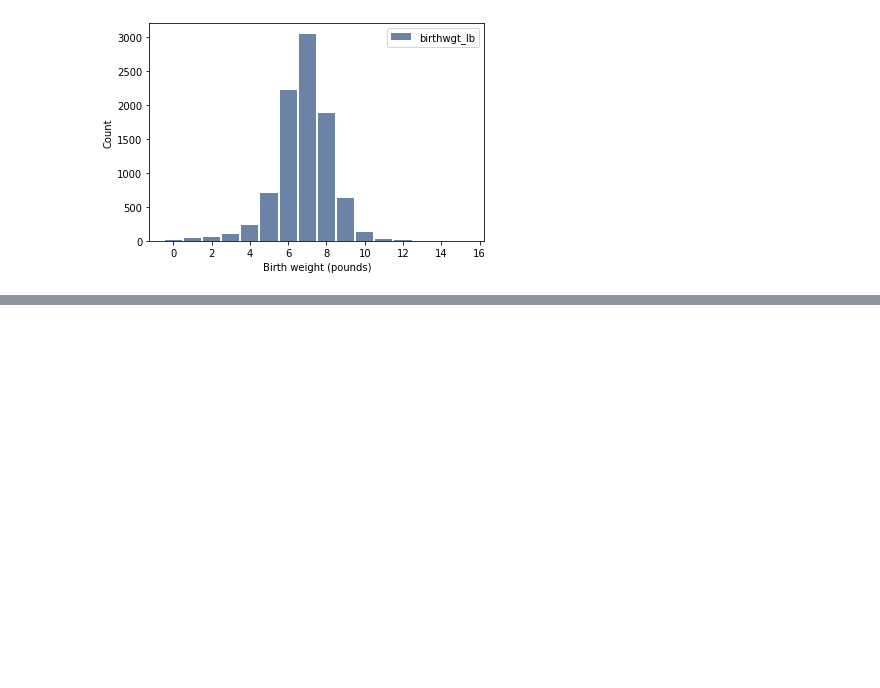
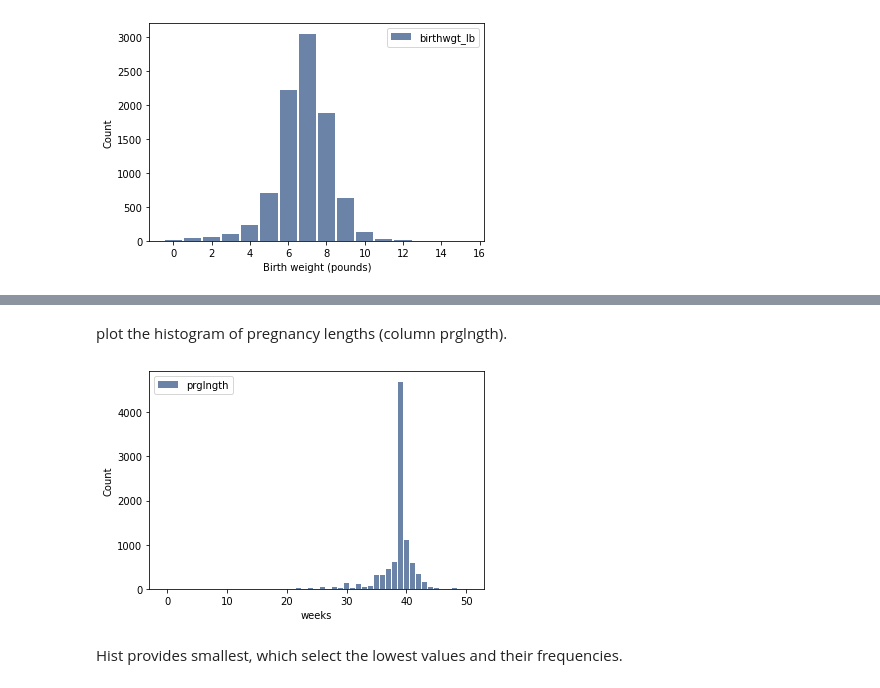
Before and after one commit to nisha1365/THINKSTATSBOOK, a Jupyter notebook: Chapter_2.ipynb, the cells around one changed output, grey strips where cells are left out. Cells and saved outputs as stored; diff of their text form; code cells hidden in the pictures; blank space fills up the shorter version.

```diff
--- a/Chapter_2.ipynb
+++ b/Chapter_2.ipynb
@@ -130,0 +141,12 @@ thinkplot.Config(xlabel='Birth weight (pounds)', ylabel='Count')
+# %% [markdown]
+plot the histogram of pregnancy lengths (column prglngth).
+# %%
+# Solution
+
+hist = thinkstats2.Hist(live.prglngth, label='prglngth')
+thinkplot.Hist(hist)
+thinkplot.Config(xlabel='weeks', ylabel='Count')
+# %% [output]
+[figure, added]
+# %% [markdown]
+Hist provides smallest, which select the lowest values and their frequencies.
```
Also changed, not shown: parts of 43 cells of this notebook.
